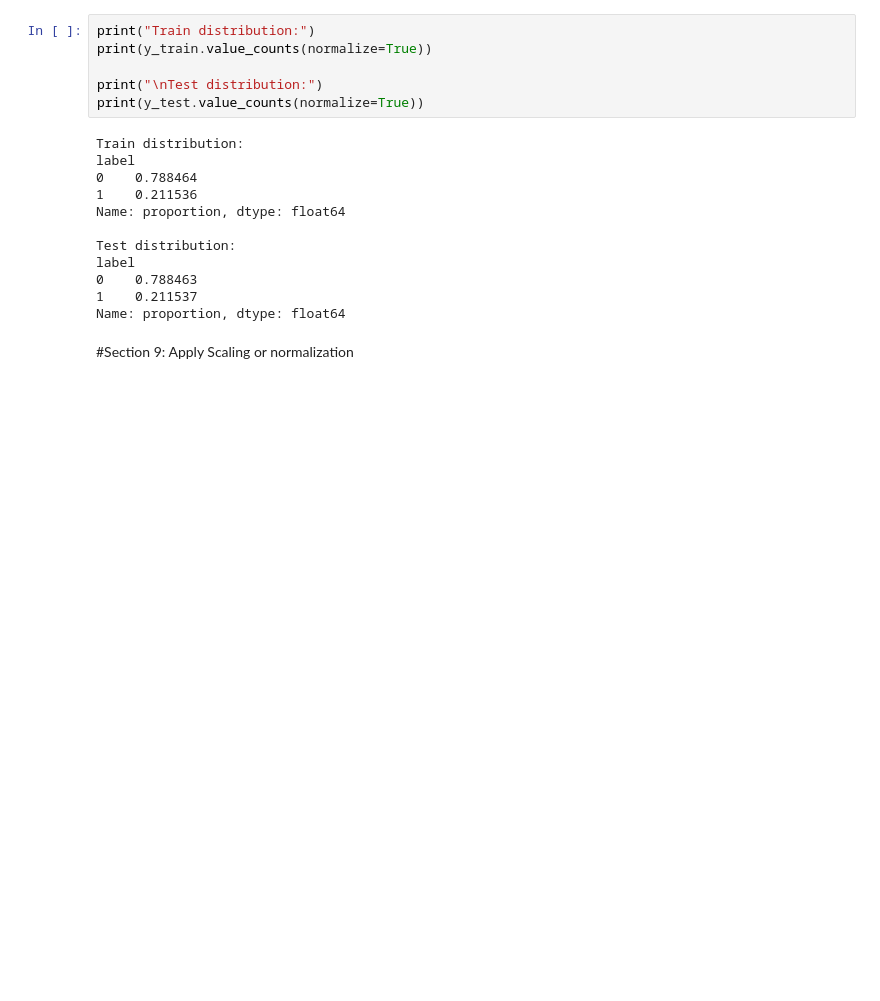
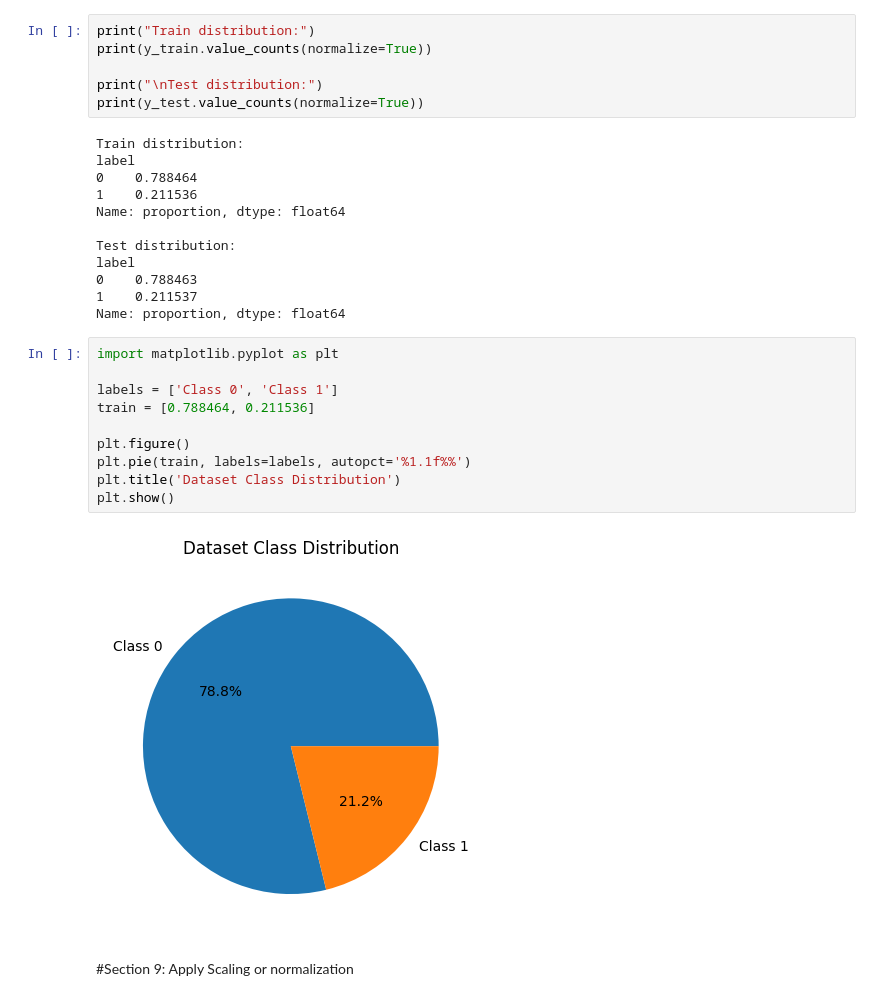
Before and after one commit to raju-molla/Msc_Research, a Jupyter notebook: Final_Code.ipynb, the cells around one changed output. Saved outputs shown, nothing was run; the diff lists cells and outputs as text; blank space fills up the shorter version.

```diff
--- a/Final_Code.ipynb
+++ b/Final_Code.ipynb
@@ -636,6 +636,18 @@ label
 0    0.788463
 1    0.211537
 Name: proportion, dtype: float64
+# %%
+import matplotlib.pyplot as plt
+
+labels = ['Class 0', 'Class 1']
+train = [0.788464, 0.211536]
+
+plt.figure()
+plt.pie(train, labels=labels, autopct='%1.1f%%')
+plt.title('Dataset Class Distribution')
+plt.show()
+# %% [output]
+[figure, added]
 # %% [markdown]
 #Section 9: Apply Scaling or normalization
 # %%
```
Also changed, not shown: parts of 21 cells of this notebook.
